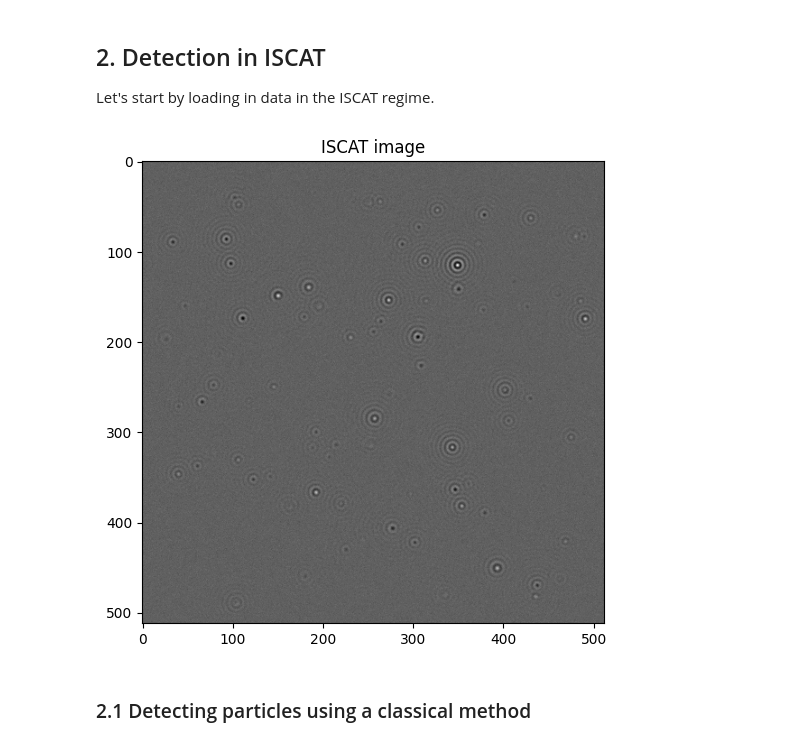
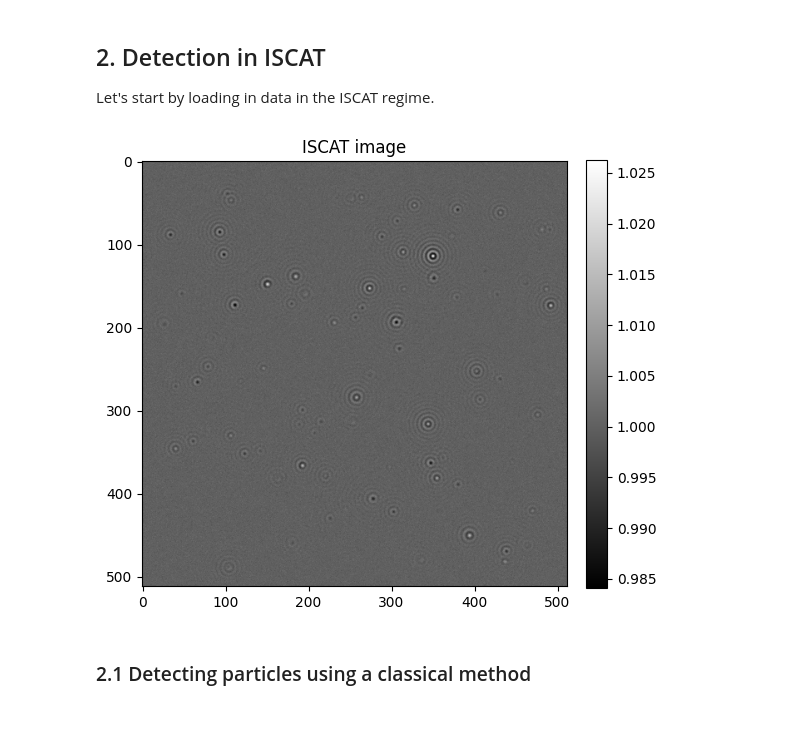
Before and after one commit to softmatterlab/OpticalCharacterizationNanoparticles, a Jupyter notebook: example_analysis/ISCAT_analysis.ipynb, the cells around one changed output. Saved outputs shown, nothing was run; the diff lists cells and outputs as text; code cells hidden in the pictures; blank space fills up the shorter version.

```diff
--- a/example_analysis/ISCAT_analysis.ipynb
+++ b/example_analysis/ISCAT_analysis.ipynb
@@ -28,16 +28,17 @@ Running code on device: (cuda) when possible
 
 Let's start by loading in data in the ISCAT regime.
 # %%
-data = np.load("../data/iscat_data.npy") #Quantitative field
-labels = np.load("../data/iscat_labels.npy") #Labels for the particles
+data = np.load("../data/iscat/iscat_data.npy") #Quantitative field
+labels = np.load("../data/iscat/iscat_labels.npy") #Labels for the particles
 centroids = labels[:, 0:2] #Centroids of the particles
 # %%
 plt.figure(figsize=(6,6))
-plt.imshow(data[...,0], cmap="gray")
+im = plt.imshow(data[...,0], cmap="gray")
+plt.colorbar(im, fraction=0.046, pad=0.04)
 plt.title("ISCAT image")
 plt.show()
 # %% [output]
-[figure, old version]
+[figure, new version]
 # %%
 #Subtract 1 so data is centered around 0
 data = data - 1
```
Also changed, not shown: parts of 23 cells of this notebook, 13 other files.
